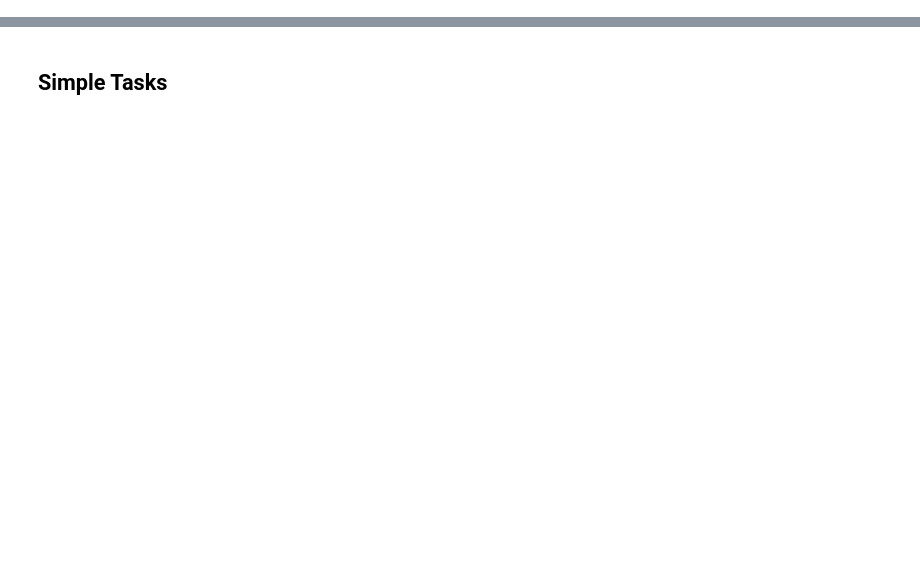
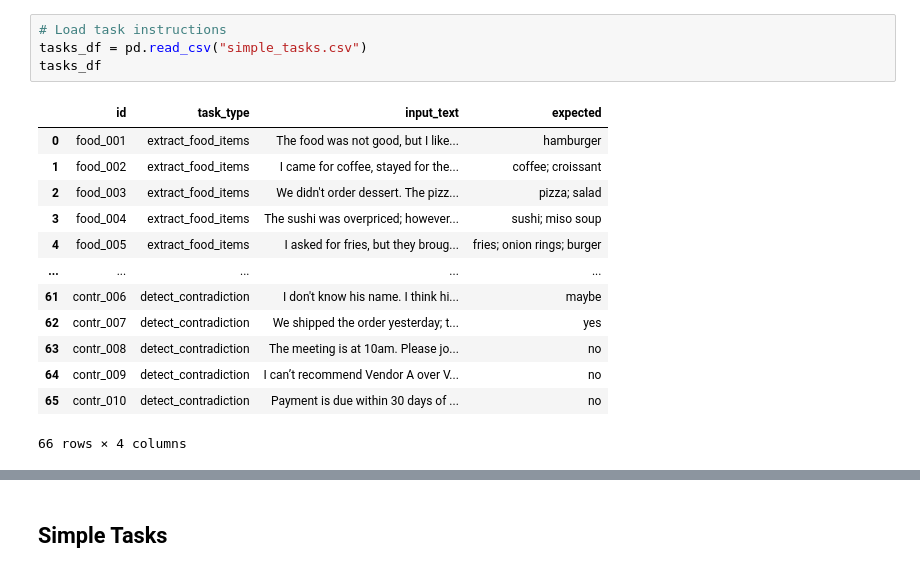
Before and after one commit to ragaco1117/excelexorcist_project, a Jupyter notebook: eval_models.ipynb, the cells around one changed output, grey strips where cells are left out. Drawn from its saved outputs; the diff is of its cells as text; blank space fills up the shorter version.

```diff
--- a/eval_models.ipynb
+++ b/eval_models.ipynb
@@ -30,0 +42,18 @@ import pandas as pd
+# %%
+# Load task instructions
+tasks_df = pd.read_csv("simple_tasks.csv")
+tasks_df
+# %% [output]
+|  | id | task_type | input_text | expected |
+| 0 | food_001 | extract_food_items | The food was not good, but I like... | hamburger |
+| 1 | food_002 | extract_food_items | I came for coffee, stayed for the... | coffee; croissant |
+| 2 | food_003 | extract_food_items | We didn't order dessert. The pizz... | pizza; salad |
+| 3 | food_004 | extract_food_items | The sushi was overpriced; however... | sushi; miso soup |
+| 4 | food_005 | extract_food_items | I asked for fries, but they broug... | fries; onion rings; burger |
+| ... | ... | ... | ... | ... |
+| 61 | contr_006 | detect_contradiction | I don't know his name. I think hi... | maybe |
+| 62 | contr_007 | detect_contradiction | We shipped the order yesterday; t... | yes |
+| 63 | contr_008 | detect_contradiction | The meeting is at 10am. Please jo... | no |
+| 64 | contr_009 | detect_contradiction | I can’t recommend Vendor A over V... | no |
+| 65 | contr_010 | detect_contradiction | Payment is due within 30 days of ... | no |
+66 rows × 4 columns
```
Also changed, not shown: parts of 53 cells of this notebook, 4 other files.
